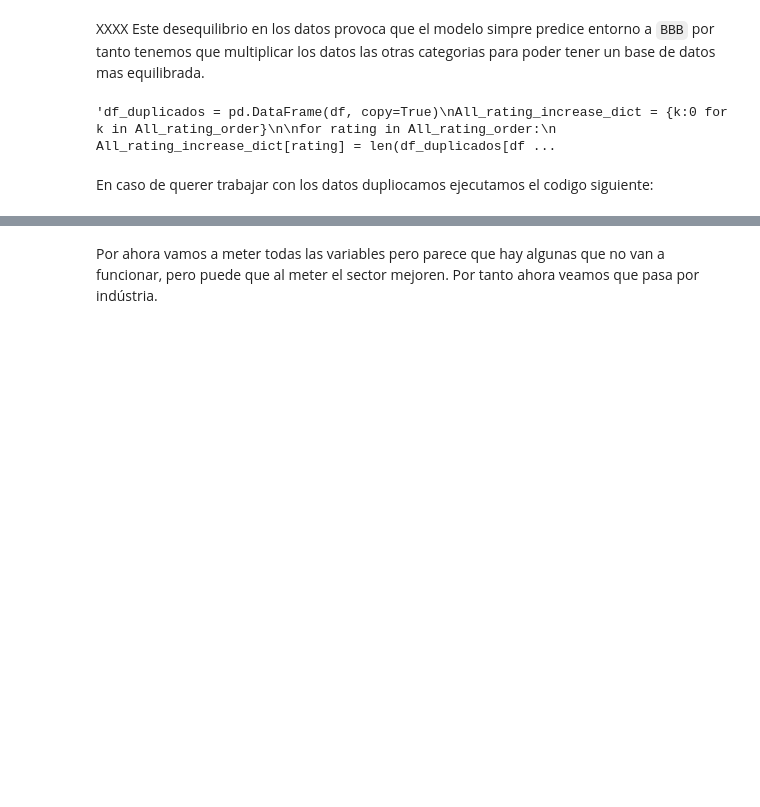
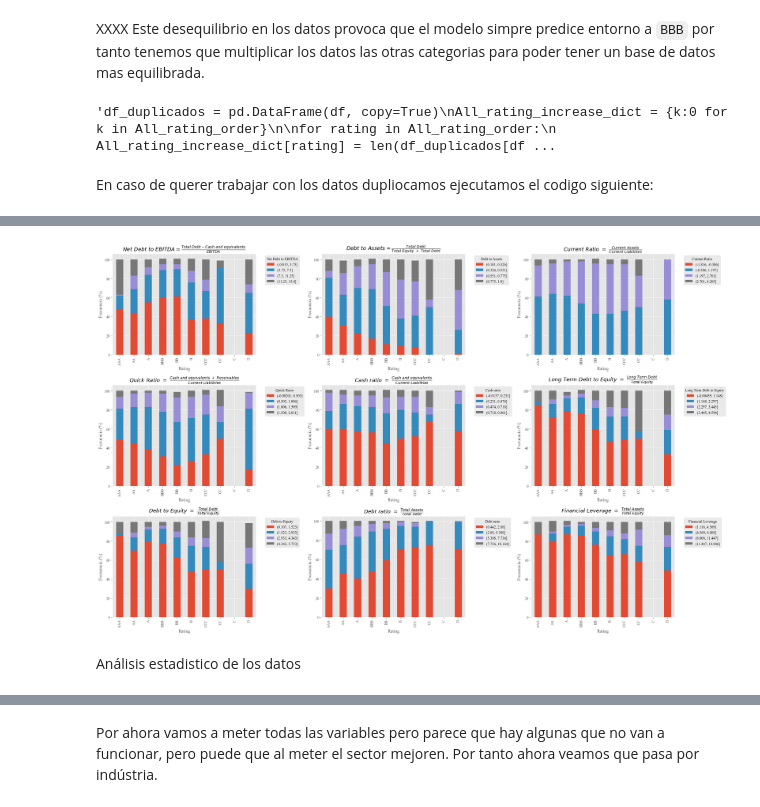
Before and after one commit to RubenPhy/rating_analisis, a Jupyter notebook: 3_estudio_datos.ipynb, the cells around one changed output, grey strips where cells are left out. Saved outputs shown, nothing was run; the diff lists cells and outputs as text; code cells hidden in the pictures; blank space fills up the shorter version.

```diff
--- a/3_estudio_datos.ipynb
+++ b/3_estudio_datos.ipynb
@@ -822,0 +179,12 @@ df_all["Debt ratio"] = df_all["Total Assets"] / df_all["Total Debt"]
+# %%
+# usamos la funcion cut para definir los intervalos de las variables continuas
+df['Financial Leverage_group'] = pd.cut(df['Financial Leverage'], bins=5)
+# %%
+# Crear una tabla de frecuencia bidimensional
+table_frecuencia = pd.crosstab(df['Rating_group'], df['Financial Leverage_group'], normalize='index')*100
+# round the table to 0 decimal places
+table_frecuencia = table_frecuencia.round(0)
+# ordenar las filas en este orden 'AAA', 'A', 'A', 'BBB', 'BB', 'BB', 'CCC', 'CCC', 'D',
+rating_group_order = ['AAA', 'AA', 'A', 'BBB', 'BB', 'B', 'CCC', 'CC', 'C', 'D']
+table_frecuencia = table_frecuencia.reindex(rating_group_order)
+table_frecuencia
@@ -822,0 +216,27 @@ df_all["Debt ratio"] = df_all["Total Assets"] / df_all["Total Debt"]
+# %%
+formulas = [r'$Net\ Debt\ to\ EBITDA = \frac{Total\ Debt - Cash\ and\ equivalents}{EBITDA}$',r'$Debt\ to\ Assets = \frac{Total\ Debt}{Total\ Equity\ +\ Total\ Debt}$',r'$Current\ Ratio\ =\ \frac{Current\ Assets}{Current\ Liabilities}$',
+r'$Quick\ Ratio\ =\ \frac{Cash\ and\ equivalents\ +\ Receivables}{Current\ Liabilities}$',r'$Cash\ ratio\ =\ \frac{Cash\ and\ equivalents}{Current\ Liabilities}$',r'$Long\ Term\ Debt\ to\ Equity\ =\ \frac{Long\ Term\ Debt}{Total\ Equity}$',
+r'$Debt\ to\ Equity\ =\ \frac{Total\ Debt}{Total\ Equity}$',r'$Debt\ ratio\ =\ \frac{Total\ Assets}{Total\ Debt}$',r'$Financial\ Leverage\ =\ \frac{Total\ Assets}{Total\ Equity}$']
+# %%
+#hacer este grafico para todas las var_x_num en un subplot
+
+fig, axes = plt.subplots(3, 3, figsize=(8*3, 5*3))
+for var,formula in zip(var_x_num,formulas):
+    row = var_x_num.index(var) // 3
+    col = var_x_num.index(var) % 3
+    ax = axes[row, col]
+    table_frecuencia = pd.crosstab(df['Rating_group'], pd.cut(df[var], bins=4), normalize='index')*100
+    table_frecuencia = table_frecuencia.round(0)
+    table_frecuencia = table_frecuencia.reindex(rating_group_order)
+    table_frecuencia.plot(kind='bar', stacked=True, ax=ax)
+
+    ax.set_title('{}'.format(formula))
+    ax.set_ylabel('Frecuencia (%)')
+    ax.set_xlabel('Rating')
+    ax.legend(title=var, bbox_to_anchor=(1.05, 1), loc='upper left')
+plt.tight_layout()
+plt.show()
+# %% [output]
+[figure, added]
+# %% [markdown]
+Análisis estadistico de los datos
```
Also changed, not shown: parts of 140 cells of this notebook, 1 other file.
